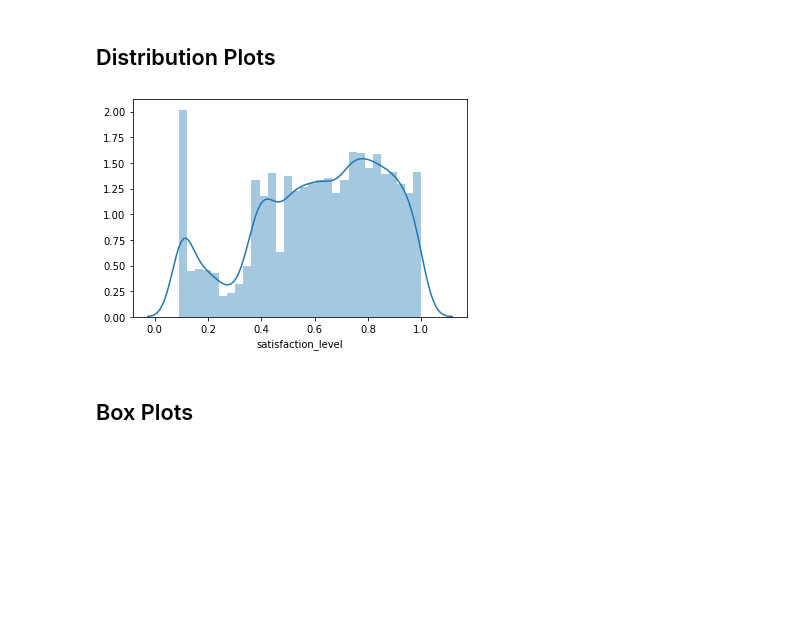
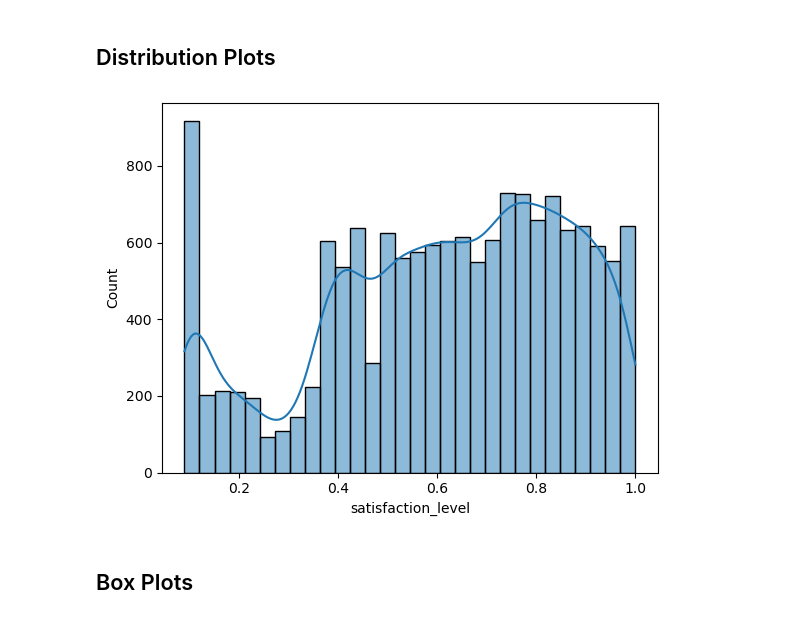
Before and after one commit to 4you25/Python-Data-Analysis-Third-Edition, a Jupyter notebook: Chapter05/Ch5.ipynb, the cells around one changed output. Cells and saved outputs as stored; diff of their text form; code cells hidden in the pictures; blank space fills up the shorter version.

Commit message:
deprecated function fix

```diff
--- a/Chapter05/Ch5.ipynb
+++ b/Chapter05/Ch5.ipynb
@@ -336,14 +338,15 @@ plt.show()
 # %%
 # Load the dataset
 df=pd.read_csv("HR_comma_sep.csv")
 
 # Create a distribution plot (also known as Histogram)
-sns.distplot(df.satisfaction_level)
+#Both new functions support the kernel density estimate line, by passing kde=True
+sns.histplot(df.satisfaction_level,kde=True)
 
 # Show figure
 plt.show()
 # %% [output]
-[figure, old version]
+[figure, new version]
 # %% [markdown]
 ## Box Plots
 # %%
```
Also changed, not shown: parts of 5 cells of this notebook.
